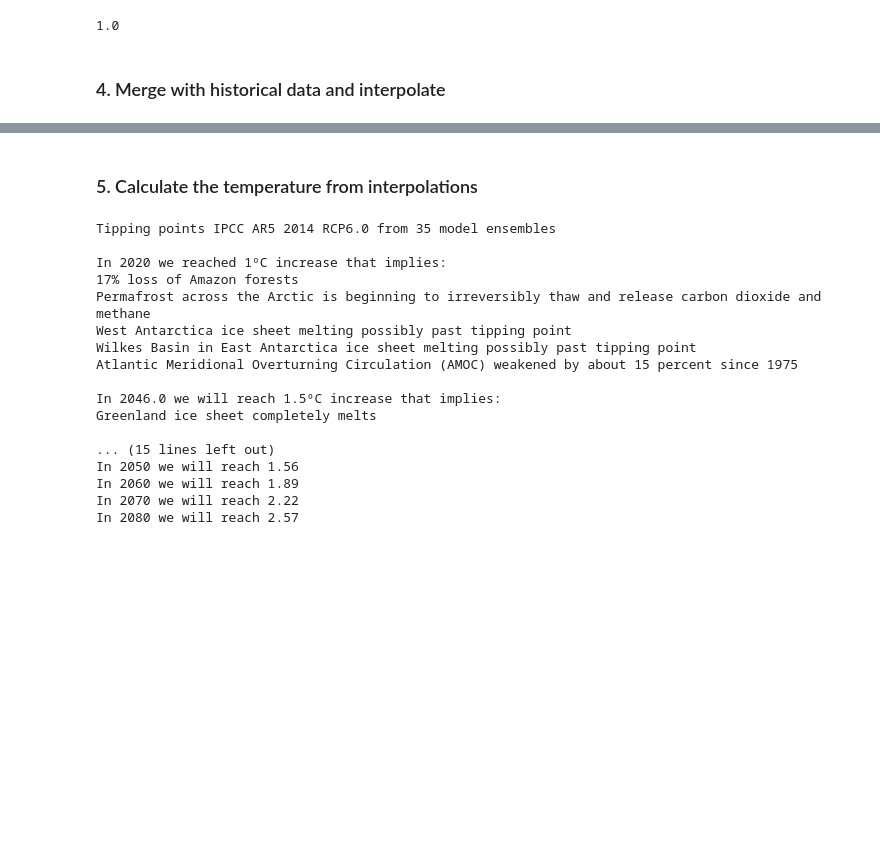
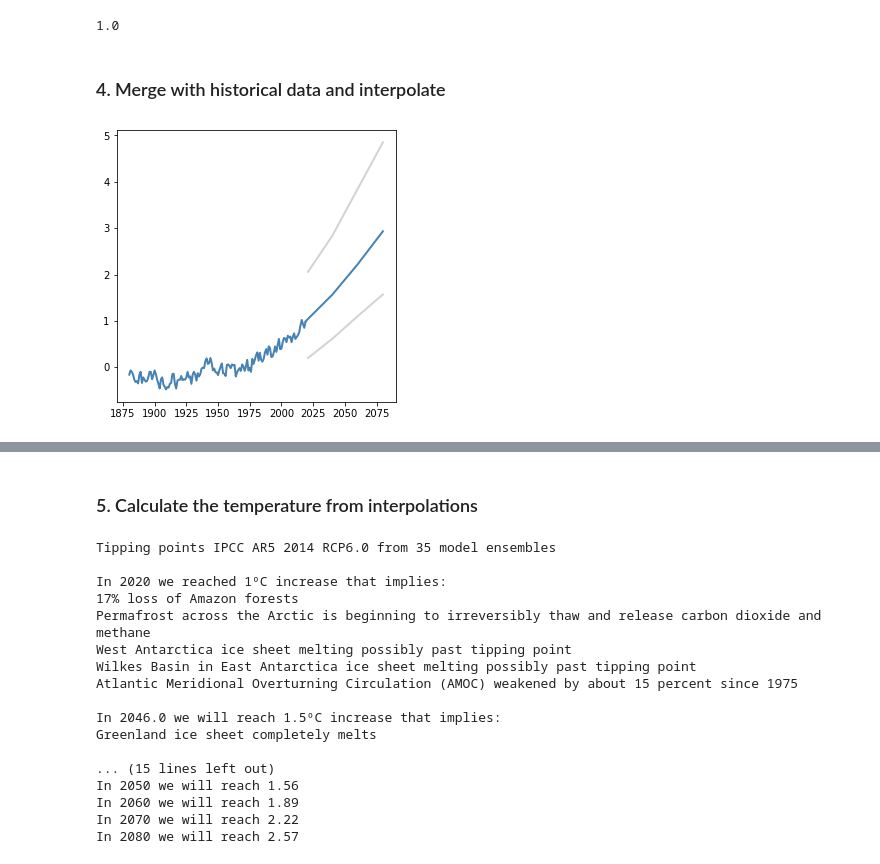
Before and after one commit to Vizzuality/earth-dashboard-data, a Jupyter notebook: processing/Climate.ipynb, the cells around one changed output, grey strips where cells are left out. Drawn from its saved outputs; the diff is of its cells as text; code cells hidden in the pictures; blank space fills up the shorter version.

```diff
--- a/processing/Climate.ipynb
+++ b/processing/Climate.ipynb
@@ -233,0 +244,23 @@ interp.to_csv(f"../../../Earth_Dashboard/temperature_projections_8.5.csv")
+# %%
+interp = pd.read_csv(f"../../../Earth_Dashboard/temperature_projections_6.0_end2080.csv")
+#interp = pd.read_csv(f"../../../Earth_Dashboard/temperature_projections_6.0.csv")
+
+fig, ax = plt.subplots(figsize=(5, 5))
+#historical
+ax.plot(temp.x,temp.y,color='steelblue',linewidth=2)
+#8.5 RCP AR5
+ax.plot(interp.loc[interp['model']==' Ensemble (50th Percentile)','year'],
+        interp.loc[interp['model']==' Ensemble (50th Percentile)','temp'],
+        color='steelblue',linewidth=2)
+ax.plot(interp.loc[(interp['model']==' Ensemble (10th Percentile)') & (interp['year']> 2020),'year'],
+        interp.loc[(interp['model']==' Ensemble (10th Percentile)') & (interp['year']> 2020),'temp'],
+        color='lightgray',linewidth=2)
+ax.plot(interp.loc[(interp['model']==' Ensemble (90th Percentile)') & (interp['year']> 2020),'year'],
+        interp.loc[(interp['model']==' Ensemble (90th Percentile)') & (interp['year']> 2020),'temp'],
+        color='lightgray',linewidth=2)
+plt.show()
+#fig.savefig(f'../../../Earth_Dashboard/temperature_projections_8.5_end2080.svg',dpi=300,transparent=True,format='svg')
+fig.savefig(f'../../../Earth_Dashboard/temperature_projections_6.0_end2080.png',dpi=300,transparent=True,format='png')
+#fig.savefig(f'../../../Earth_Dashboard/temperature_projections_6.0.png',dpi=300,transparent=True,format='png')
+# %% [output]
+[figure, added]
```
Also changed, not shown: parts of 10 cells of this notebook.
